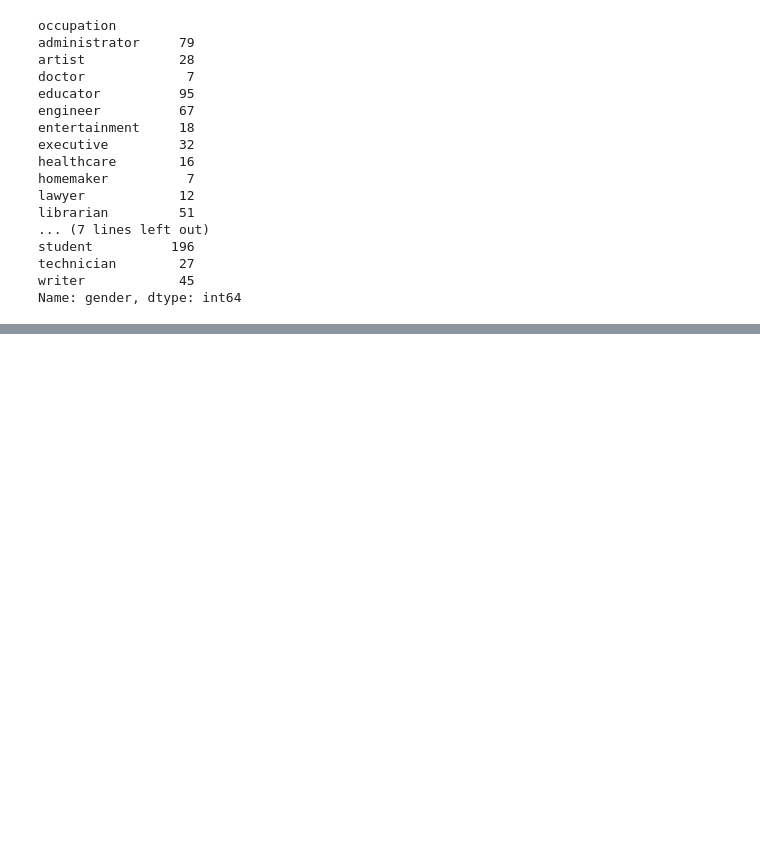
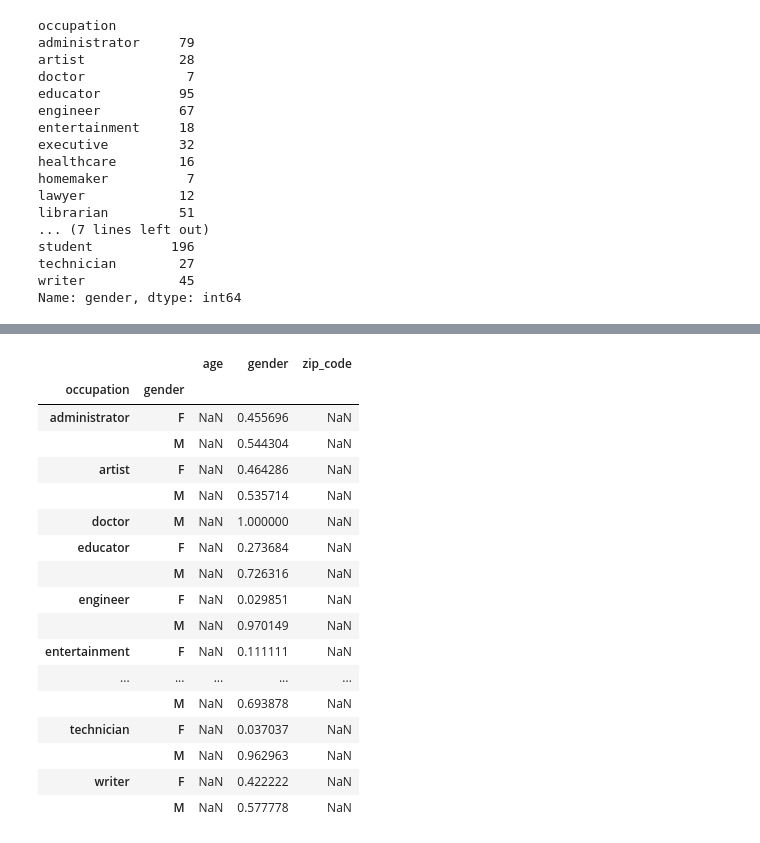
Before and after one commit to tiod0611/pandas_exercises, a Jupyter notebook: 03_Grouping/Occupation/Exercise.ipynb, the cells around one changed output, grey strips where cells are left out. Drawn from its saved outputs; the diff is of its cells as text; code cells hidden in the pictures; blank space fills up the shorter version.

```diff
--- a/03_Grouping/Occupation/Exercise.ipynb
+++ b/03_Grouping/Occupation/Exercise.ipynb
@@ -187,0 +182,3 @@ Series([], dtype: float64)
+# %%
+gender_occup = users.groupby(['occupation', 'gender']).agg({'gender':'count'})
+gender_occup
@@ -187,0 +204,3 @@ Series([], dtype: float64)
+# %%
+occup_count = users.groupby(['occupation']).agg('count')
+occup_count
@@ -187,0 +226,22 @@ Series([], dtype: float64)
+# %%
+occup_gender = gender_occup.div(occup_count, level="occupation")
+occup_gender
+# %% [output]
+|  |  | age | gender | zip_code |
+| occupation | gender |  |  |  |
+| administrator | F | NaN | 0.455696 | NaN |
+|  | M | NaN | 0.544304 | NaN |
+| artist | F | NaN | 0.464286 | NaN |
+|  | M | NaN | 0.535714 | NaN |
+| doctor | M | NaN | 1.000000 | NaN |
+| educator | F | NaN | 0.273684 | NaN |
+|  | M | NaN | 0.726316 | NaN |
+| engineer | F | NaN | 0.029851 | NaN |
+|  | M | NaN | 0.970149 | NaN |
+| entertainment | F | NaN | 0.111111 | NaN |
+| ... | ... | ... | ... | ... |
+|  | M | NaN | 0.693878 | NaN |
+| technician | F | NaN | 0.037037 | NaN |
+|  | M | NaN | 0.962963 | NaN |
+| writer | F | NaN | 0.422222 | NaN |
+|  | M | NaN | 0.577778 | NaN |
```
Also changed, not shown: parts of 5 cells of this notebook.
